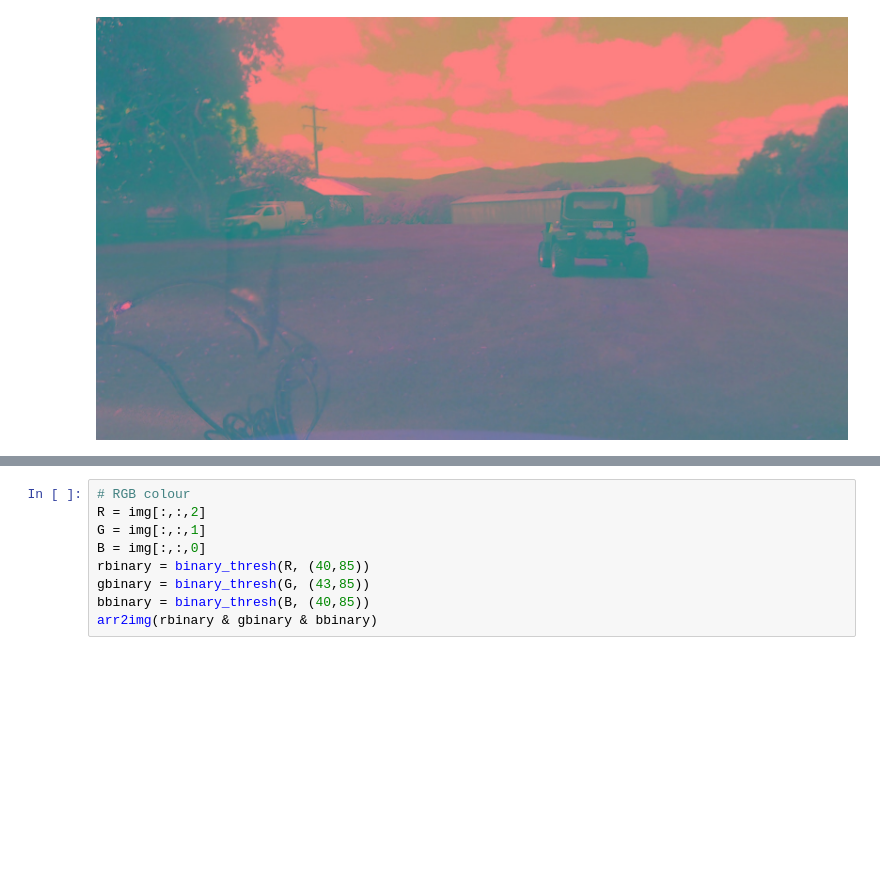
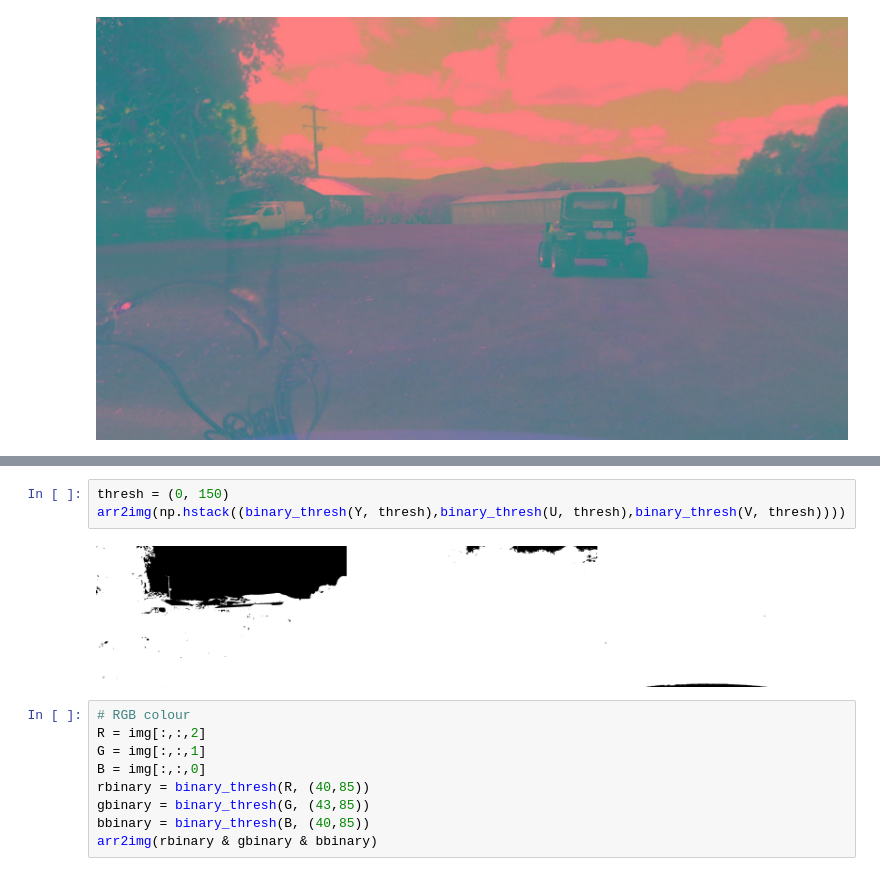
Before and after one commit to hortovanyi/trc-follow-me, a Jupyter notebook: notebooks/distance-finding.ipynb, the cells around one changed output, grey strips where cells are left out. Drawn from its saved outputs; the diff is of its cells as text; blank space fills up the shorter version.

```diff
--- a/notebooks/distance-finding.ipynb
+++ b/notebooks/distance-finding.ipynb
@@ -96,3 +111,8 @@ arr2img(yuv)
+# %%
+thresh = (0, 150)
+arr2img(np.hstack((binary_thresh(Y, thresh),binary_thresh(U, thresh),binary_thresh(V, thresh))))
+# %% [output]
+[figure, added]
 # %%
 # RGB colour
 R = img[:,:,2]
```
Also changed, not shown: parts of 5 cells of this notebook.
